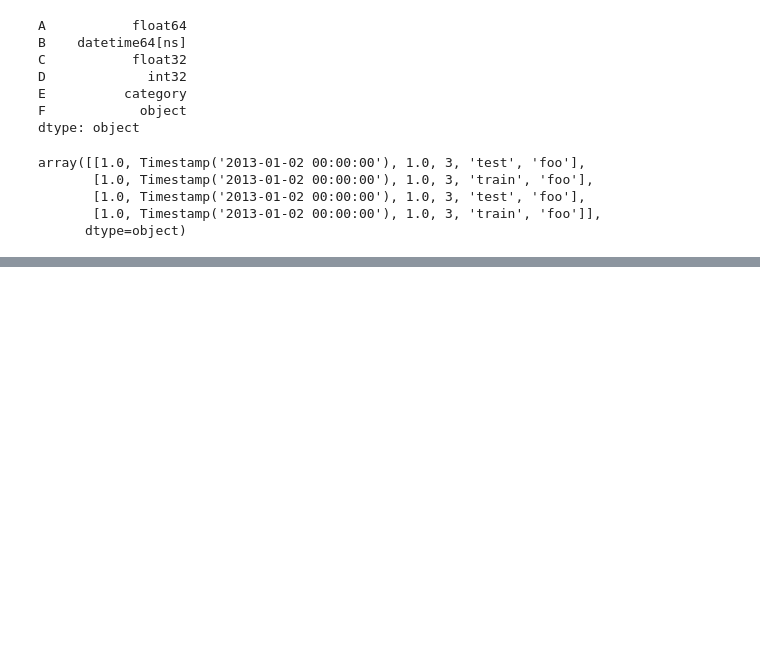
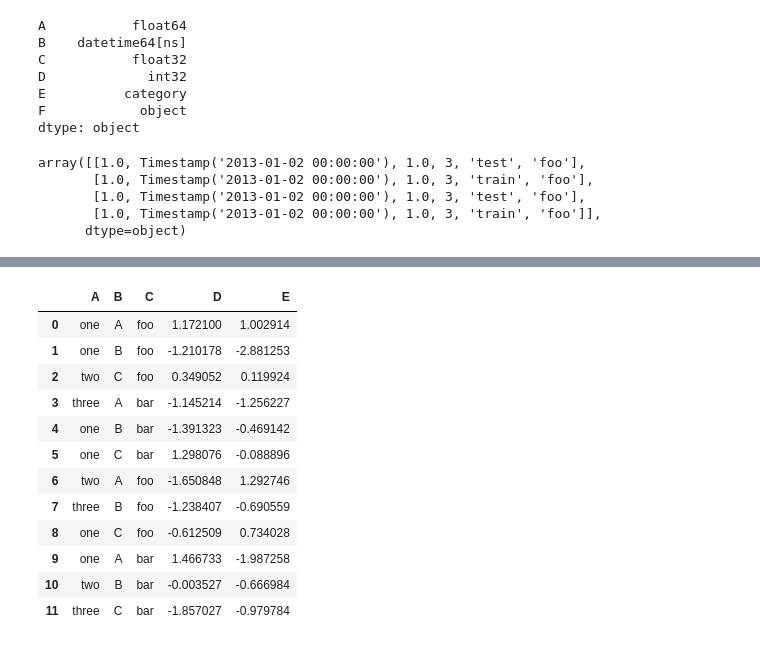
Before and after one commit to victorfldevi/Data-Science-And-Statistical-Computing---Checkpoint1, a Jupyter notebook: Tutorial 10 minutes to pandas.ipynb, the cells around one changed output, grey strips where cells are left out. Cells and saved outputs as stored; diff of their text form; code cells hidden in the pictures; blank space fills up the shorter version.

```diff
--- a/Tutorial 10 minutes to pandas.ipynb
+++ b/Tutorial 10 minutes to pandas.ipynb
@@ -244,0 +703,26 @@ df["20130102":"20130104"]
+# %%
+df = pd.DataFrame(
+    {
+        "A": ["one", "one", "two", "three"] * 3,
+        "B": ["A", "B", "C"] * 4,
+        "C": ["foo", "foo", "foo", "bar", "bar", "bar"] * 2,
+        "D": np.random.randn(12),
+        "E": np.random.randn(12),
+    }
+)
+
+df
+# %% [output]
+|  | A | B | C | D | E |
+| 0 | one | A | foo | 1.172100 | 1.002914 |
+| 1 | one | B | foo | -1.210178 | -2.881253 |
+| 2 | two | C | foo | 0.349052 | 0.119924 |
+| 3 | three | A | bar | -1.145214 | -1.256227 |
+| 4 | one | B | bar | -1.391323 | -0.469142 |
+| 5 | one | C | bar | 1.298076 | -0.088896 |
+| 6 | two | A | foo | -1.650848 | 1.292746 |
+| 7 | three | B | foo | -1.238407 | -0.690559 |
+| 8 | one | C | foo | -0.612509 | 0.734028 |
+| 9 | one | A | bar | 1.466733 | -1.987258 |
+| 10 | two | B | bar | -0.003527 | -0.666984 |
+| 11 | three | C | bar | -1.857027 | -0.979784 |
```
Also changed, not shown: parts of 79 cells of this notebook.
